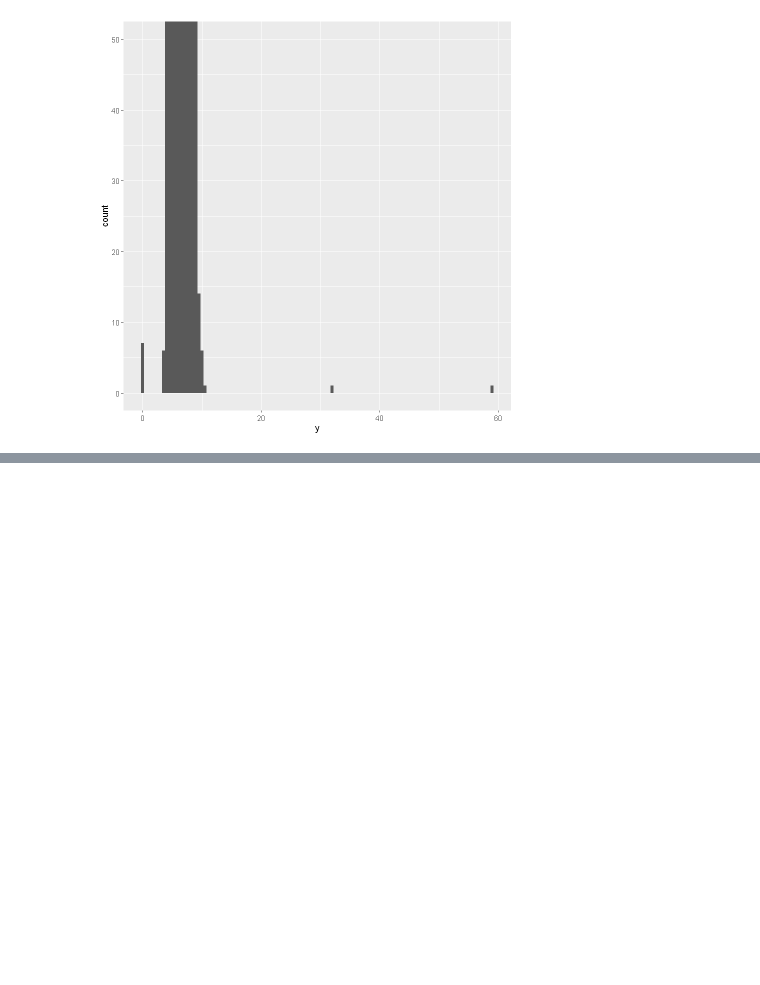
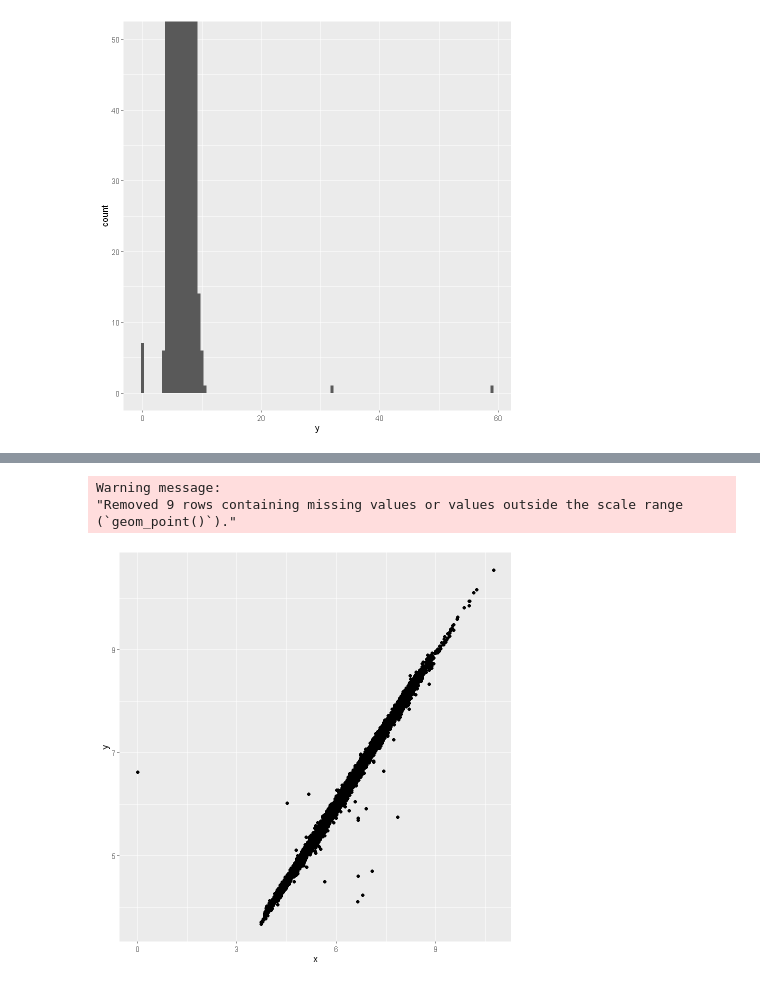
Before and after one commit to aegglin/kaggle, a Jupyter notebook: R/diamonds.ipynb, the cells around one changed output, grey strips where cells are left out. Drawn from its saved outputs; the diff is of its cells as text; code cells hidden in the pictures; blank space fills up the shorter version.

Commit message:
Add plots and handle outliers

```diff
--- a/R/diamonds.ipynb
+++ b/R/diamonds.ipynb
@@ -109,0 +129,13 @@ ggplot(diamonds) +
+# %%
+# diamonds2 <- diamonds %>%
+#     filter(between(y, 3, 20)) # Not the best option
+diamonds2 <- diamonds %>%
+    mutate(y = ifelse(y < 3 | y > 20, NA, y))
+# %%
+ggplot(data=diamonds2, mapping=aes(x=x,y=y)) +
+    geom_point()
+# %% [output]
+Warning message:
+"Removed 9 rows containing missing values or values outside the scale range
+(`geom_point()`)."
+[figure, added]
```
Also changed, not shown: parts of 1 cell of this notebook.
